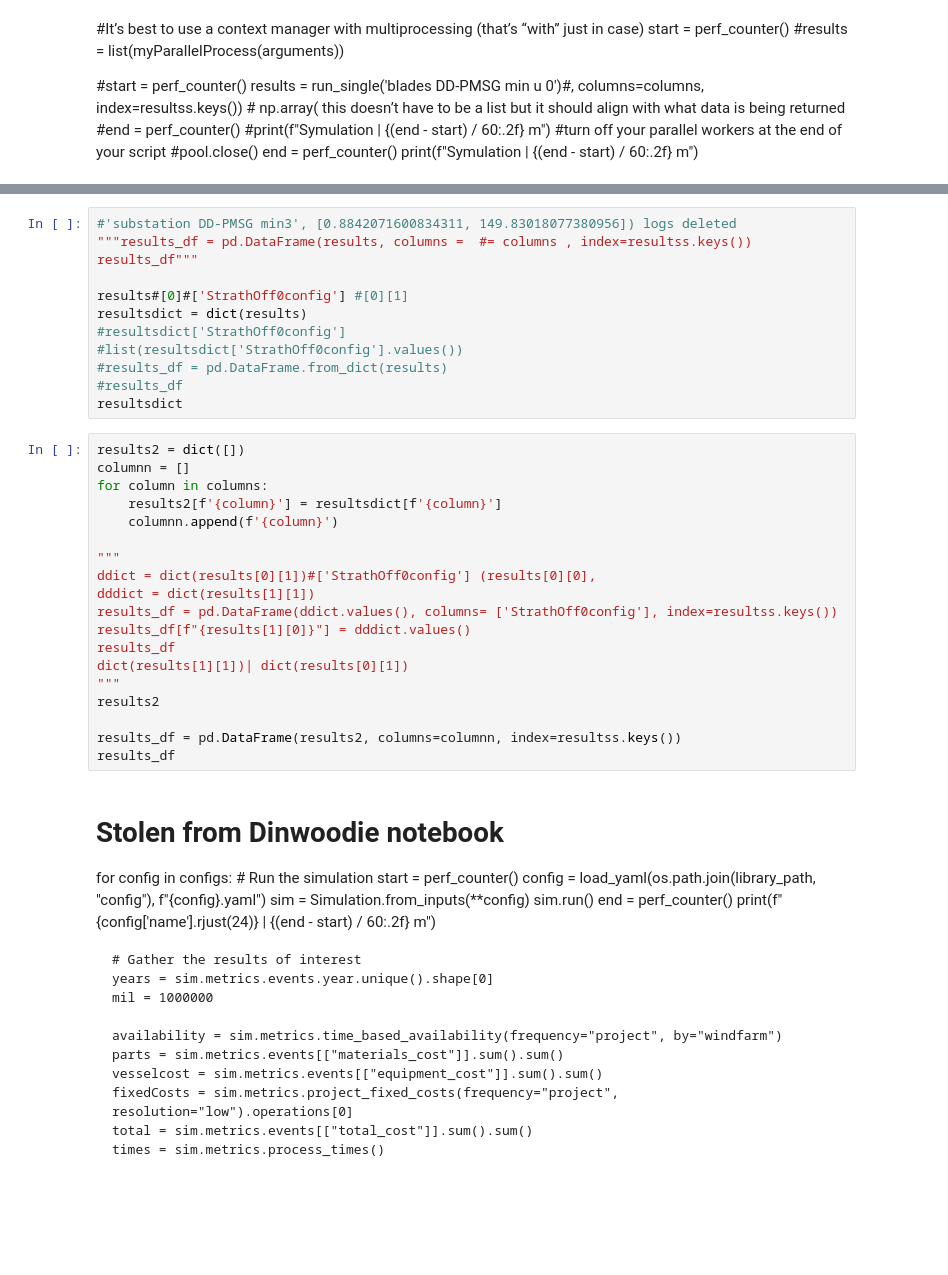
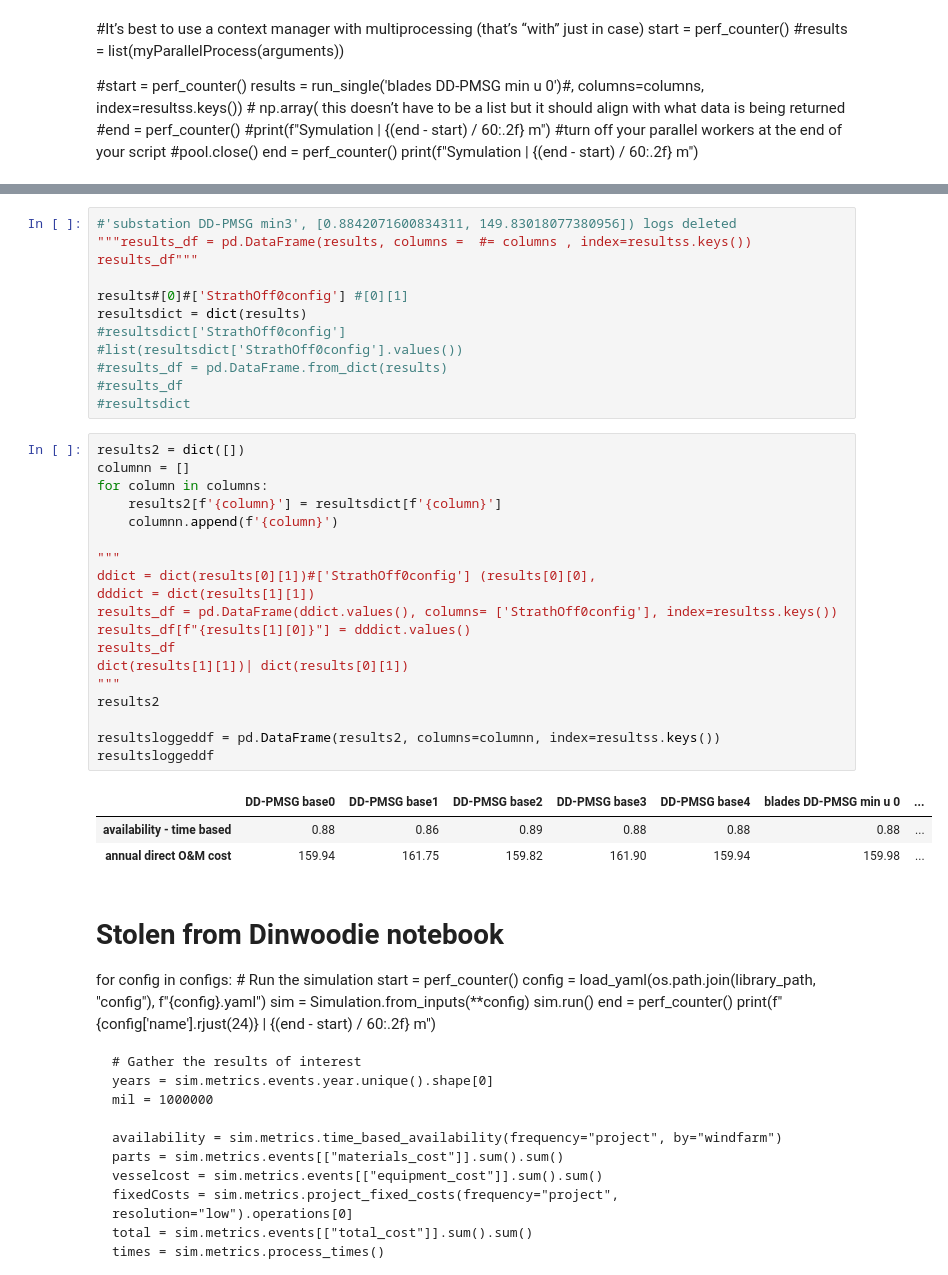
Before and after one commit to aletcherhartman/SULI-Spring-2021, a Jupyter notebook: 15 MW OWT FMECA SULI Spring 2021.ipynb, the cells around one changed output, grey strips where cells are left out. Saved outputs shown, nothing was run; the diff lists cells and outputs as text; blank space fills up the shorter version.

```diff
--- a/15 MW OWT FMECA SULI Spring 2021.ipynb
+++ b/15 MW OWT FMECA SULI Spring 2021.ipynb
@@ -776,26 +778,30 @@ resultsdict = dict(results)
 #list(resultsdict['StrathOff0config'].values())
 #results_df = pd.DataFrame.from_dict(results)
 #results_df
-resultsdict
+#resultsdict
 # %%
 results2 = dict([])
 columnn = []
 for column in columns:
     results2[f'{column}'] = resultsdict[f'{column}']
     columnn.append(f'{column}')
 
 """
 ddict = dict(results[0][1])#['StrathOff0config'] (results[0][0],
 dddict = dict(results[1][1])
 results_df = pd.DataFrame(ddict.values(), columns= ['StrathOff0config'], index=resultss.keys())
 results_df[f"{results[1][0]}"] = dddict.values()
 results_df
 dict(results[1][1])| dict(results[0][1])
 """
 results2
 
-results_df = pd.DataFrame(results2, columns=columnn, index=resultss.keys())
-results_df
+resultsloggeddf = pd.DataFrame(results2, columns=columnn, index=resultss.keys())
+resultsloggeddf
+# %% [output]
+|  | DD-PMSG base0 | DD-PMSG base1 | DD-PMSG base2 | DD-PMSG base3 | DD-PMSG base4 | blades DD-PMSG min u 0 | ... |
+| availability - time based | 0.88 | 0.86 | 0.89 | 0.88 | 0.88 | 0.88 | ... |
+| annual direct O&M cost | 159.94 | 161.75 | 159.82 | 161.90 | 159.94 | 159.98 | ... |
 # %% [markdown]
 # Stolen from Dinwoodie notebook
 
```
Also changed, not shown: parts of 15 cells of this notebook, 13 other files.
